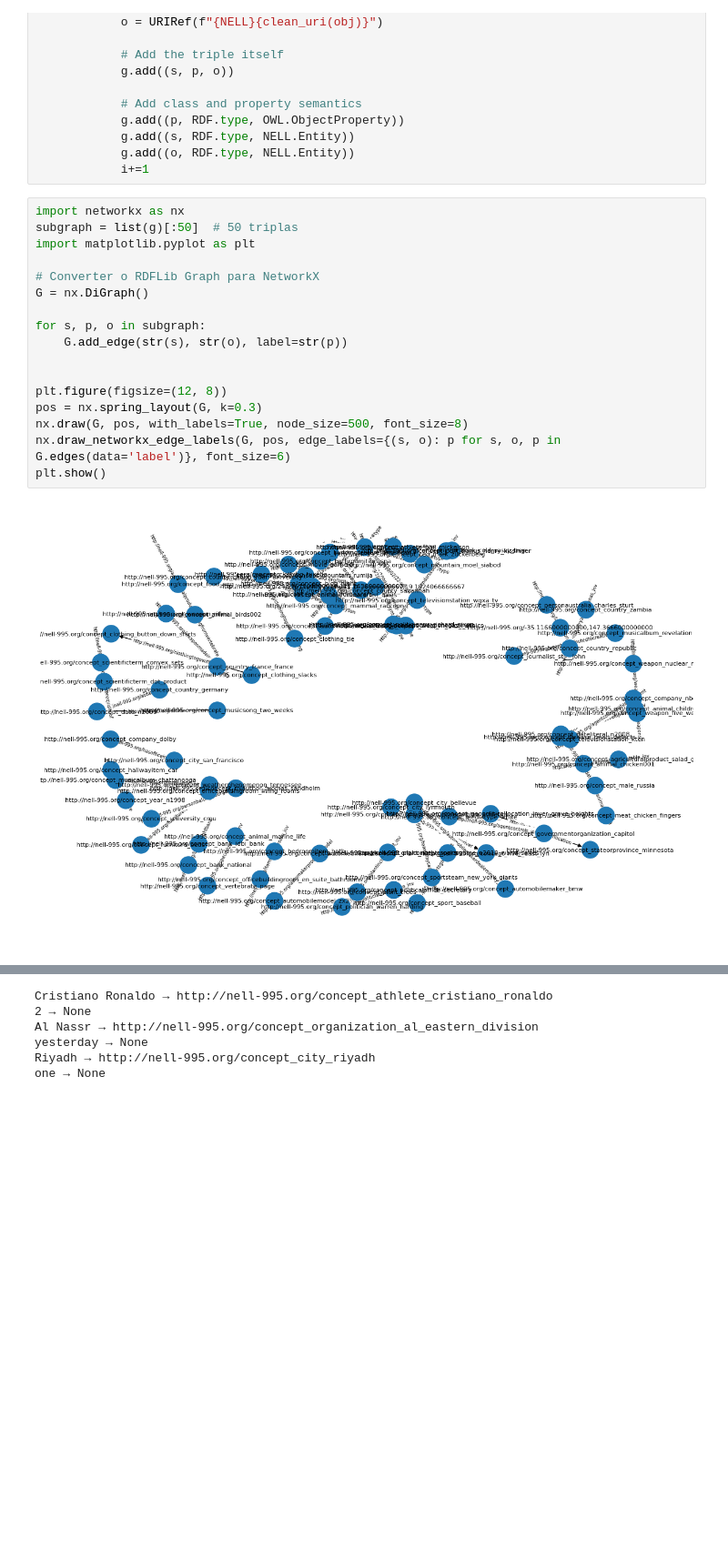
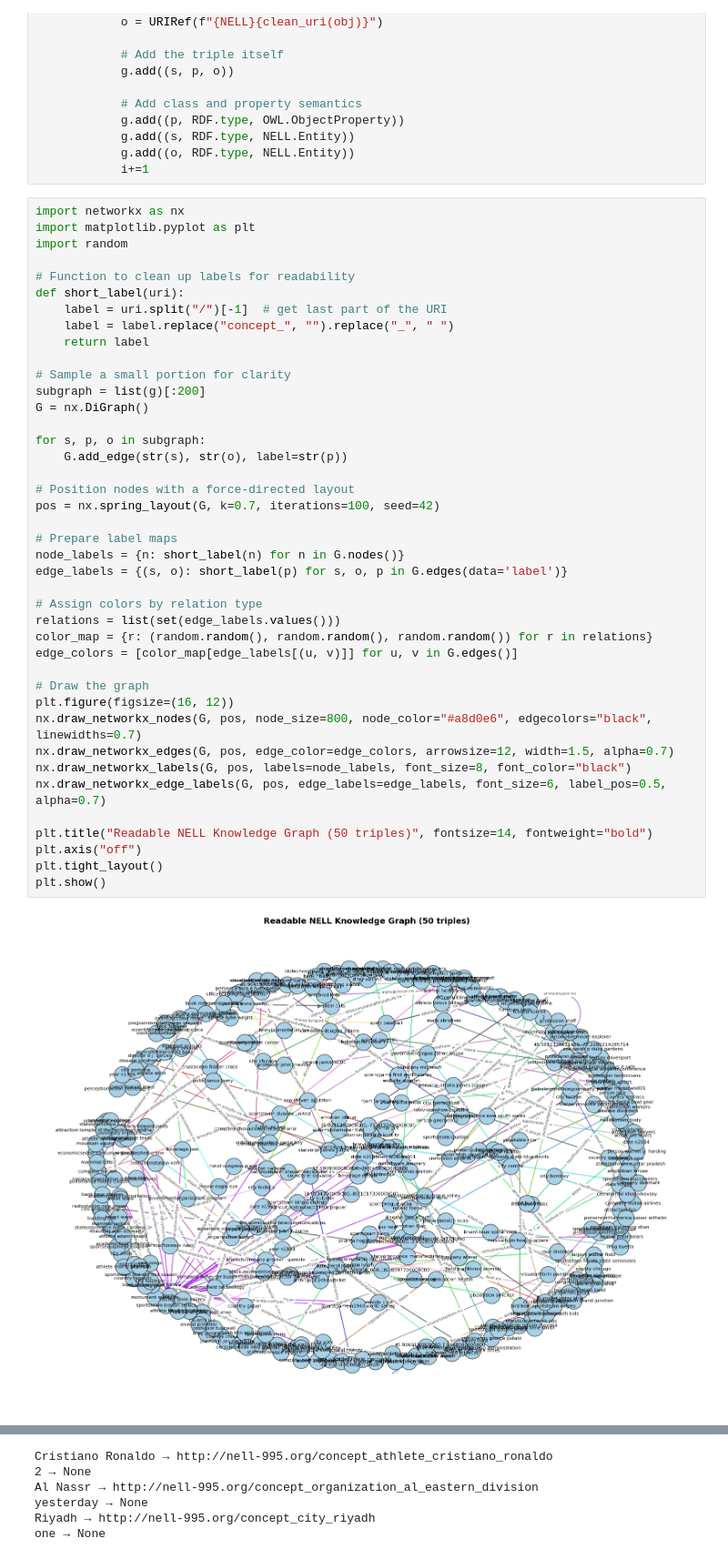
Before and after one commit to rodrigoborges11/Detetor, a Jupyter notebook: detetor.ipynb, the cells around one changed output, grey strips where cells are left out. Shown at 91% size. Cells and saved outputs as stored; diff of their text form; blank space fills up the shorter version.

Commit message:
update to graph

```diff
--- a/detetor.ipynb
+++ b/detetor.ipynb
@@ -36,23 +55,47 @@ with open(path, "r", encoding="utf-8") as f:
             i+=1
 # %%
 import networkx as nx
-subgraph = list(g)[:50]  # 50 triplas
 import matplotlib.pyplot as plt
+import random
 
-# Converter o RDFLib Graph para NetworkX
+# Function to clean up labels for readability
+def short_label(uri):
+    label = uri.split("/")[-1]  # get last part of the URI
+    label = label.replace("concept_", "").replace("_", " ")
+    return label
+
+# Sample a small portion for clarity
+subgraph = list(g)[:200]
 G = nx.DiGraph()
 
 for s, p, o in subgraph:
     G.add_edge(str(s), str(o), label=str(p))
 
+# Position nodes with a force-directed layout
+pos = nx.spring_layout(G, k=0.7, iterations=100, seed=42)
 
-plt.figure(figsize=(12, 8))
-pos = nx.spring_layout(G, k=0.3)
-nx.draw(G, pos, with_labels=True, node_size=500, font_size=8)
-nx.draw_networkx_edge_labels(G, pos, edge_labels={(s, o): p for s, o, p in G.edges(data='label')}, font_size=6)
+# Prepare label maps
+node_labels = {n: short_label(n) for n in G.nodes()}
+edge_labels = {(s, o): short_label(p) for s, o, p in G.edges(data='label')}
+
+# Assign colors by relation type
+relations = list(set(edge_labels.values()))
+color_map = {r: (random.random(), random.random(), random.random()) for r in relations}
+edge_colors = [color_map[edge_labels[(u, v)]] for u, v in G.edges()]
+
+# Draw the graph
+plt.figure(figsize=(16, 12))
+nx.draw_networkx_nodes(G, pos, node_size=800, node_color="#a8d0e6", edgecolors="black", linewidths=0.7)
+nx.draw_networkx_edges(G, pos, edge_color=edge_colors, arrowsize=12, width=1.5, alpha=0.7)
+nx.draw_networkx_labels(G, pos, labels=node_labels, font_size=8, font_color="black")
+nx.draw_networkx_edge_labels(G, pos, edge_labels=edge_labels, font_size=6, label_pos=0.5, alpha=0.7)
+
+plt.title("Readable NELL Knowledge Graph (50 triples)", fontsize=14, fontweight="bold")
+plt.axis("off")
+plt.tight_layout()
 plt.show()
 # %% [output]
-[figure, old version]
+[figure, new version]
 # %%
 import spacy
 import re
```
Also changed, not shown: parts of 2 cells of this notebook.
